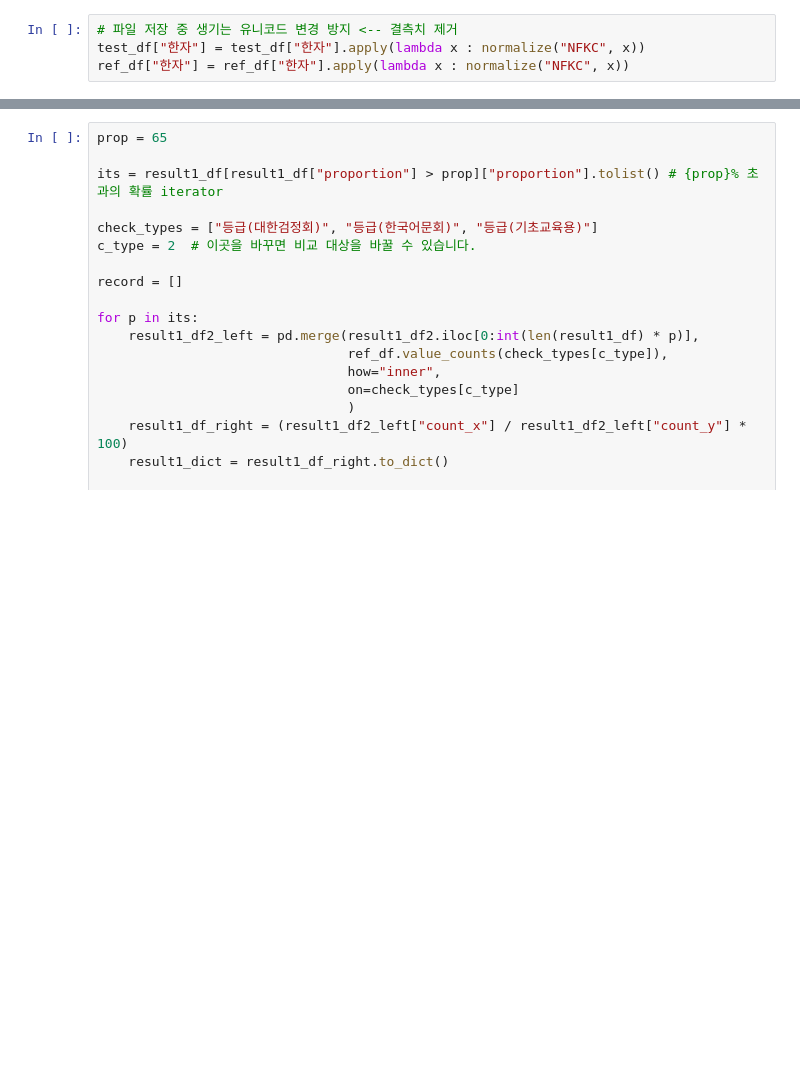
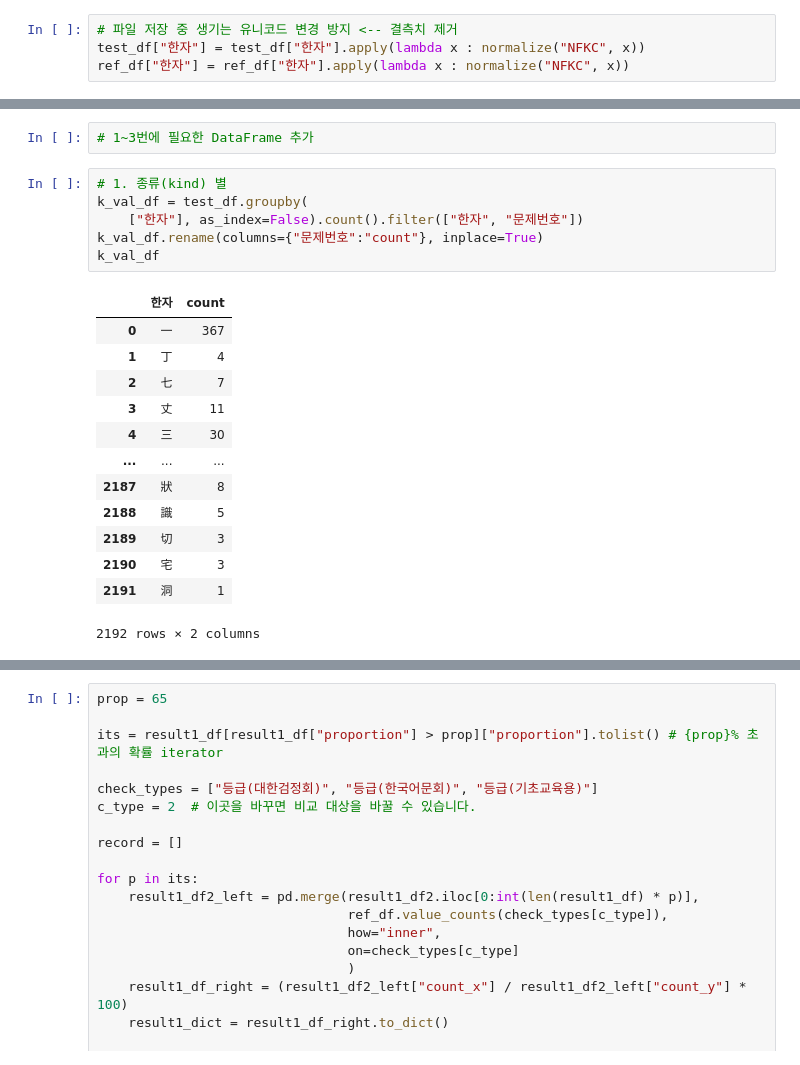
Before and after one commit to Hellcreams/hanja_suggestion, a Jupyter notebook: analyzation.ipynb, the cells around one changed output, grey strips where cells are left out. Saved outputs shown, nothing was run; the diff lists cells and outputs as text; blank space fills up the shorter version.

```diff
--- a/analyzation.ipynb
+++ b/analyzation.ipynb
@@ -100,0 +107,22 @@ ref_df
+# %%
+# 1~3번에 필요한 DataFrame 추가
+# %%
+# 1. 종류(kind) 별
+k_val_df = test_df.groupby(
+    ["한자"], as_index=False).count().filter(["한자", "문제번호"])
+k_val_df.rename(columns={"문제번호":"count"}, inplace=True)
+k_val_df
+# %% [output]
+|  | 한자 | count |
+| 0 | 一 | 367 |
+| 1 | 丁 | 4 |
+| 2 | 七 | 7 |
+| 3 | 丈 | 11 |
+| 4 | 三 | 30 |
+| ... | ... | ... |
+| 2187 | 狀 | 8 |
+| 2188 | 識 | 5 |
+| 2189 | 切 | 3 |
+| 2190 | 宅 | 3 |
+| 2191 | 洞 | 1 |
+2192 rows × 2 columns
```
Also changed, not shown: parts of 12 cells of this notebook, 6 other files.
